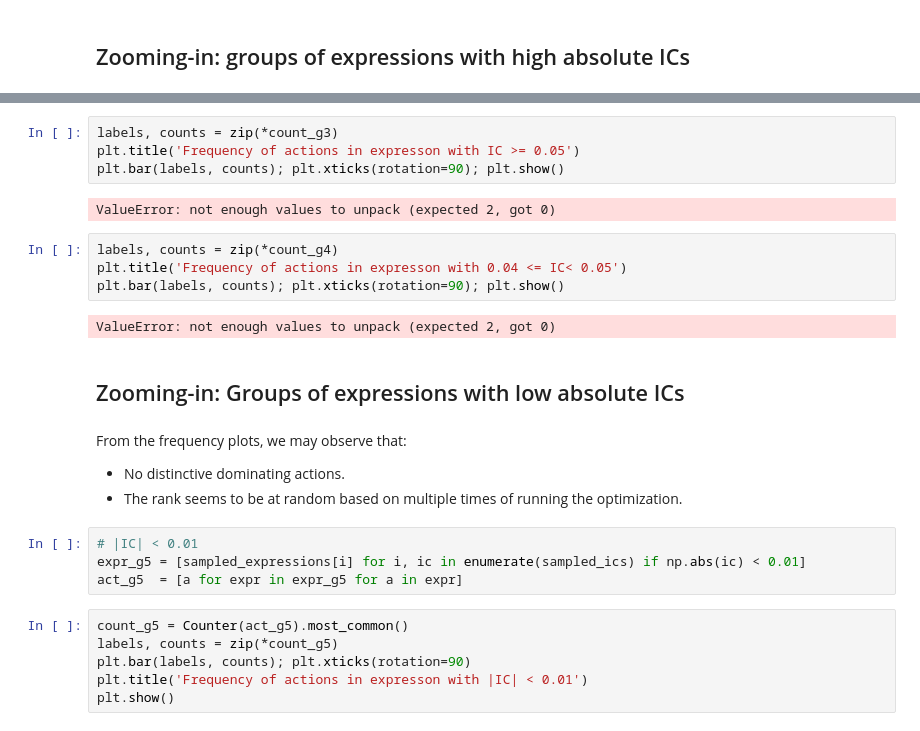
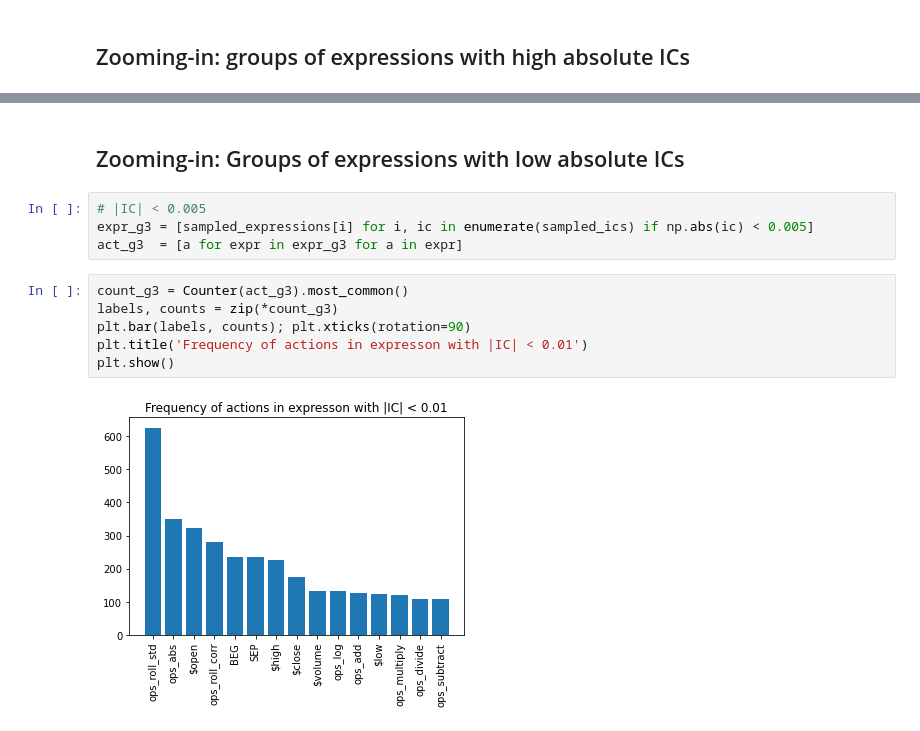
Before and after one commit to nshen7/alpha-gfn, a Jupyter notebook: notebooks/train.ipynb, the cells around one changed output, grey strips where cells are left out. Saved outputs shown, nothing was run; the diff lists cells and outputs as text.

```diff
--- a/notebooks/train.ipynb
+++ b/notebooks/train.ipynb
@@ -215,28 +198,14 @@ ValueError: not enough values to unpack (expected 2, got 0)
-# %%
-labels, counts = zip(*count_g3)
-plt.title('Frequency of actions in expresson with IC >= 0.05')
-plt.bar(labels, counts); plt.xticks(rotation=90); plt.show()
-# %% [output]
-ValueError: not enough values to unpack (expected 2, got 0)
-# %%
-labels, counts = zip(*count_g4)
-plt.title('Frequency of actions in expresson with 0.04 <= IC< 0.05')
-plt.bar(labels, counts); plt.xticks(rotation=90); plt.show()
-# %% [output]
-ValueError: not enough values to unpack (expected 2, got 0)
 # %% [markdown]
 ## Zooming-in: Groups of expressions with low absolute ICs
-# %% [markdown]
-From the frequency plots, we may observe that:
- - No distinctive dominating actions.
- - The rank seems to be at random based on multiple times of running the optimization.
 # %%
-# |IC| < 0.01
-expr_g5 = [sampled_expressions[i] for i, ic in enumerate(sampled_ics) if np.abs(ic) < 0.01]
-act_g5  = [a for expr in expr_g5 for a in expr]
+# |IC| < 0.005
+expr_g3 = [sampled_expressions[i] for i, ic in enumerate(sampled_ics) if np.abs(ic) < 0.005]
+act_g3  = [a for expr in expr_g3 for a in expr]
 # %%
-count_g5 = Counter(act_g5).most_common()
-labels, counts = zip(*count_g5)
+count_g3 = Counter(act_g3).most_common()
+labels, counts = zip(*count_g3)
 plt.bar(labels, counts); plt.xticks(rotation=90)
 plt.title('Frequency of actions in expresson with |IC| < 0.01')
 plt.show()
+# %% [output]
+[figure, added]
```
Also changed, not shown: parts of 10 cells of this notebook, 3 other files.
